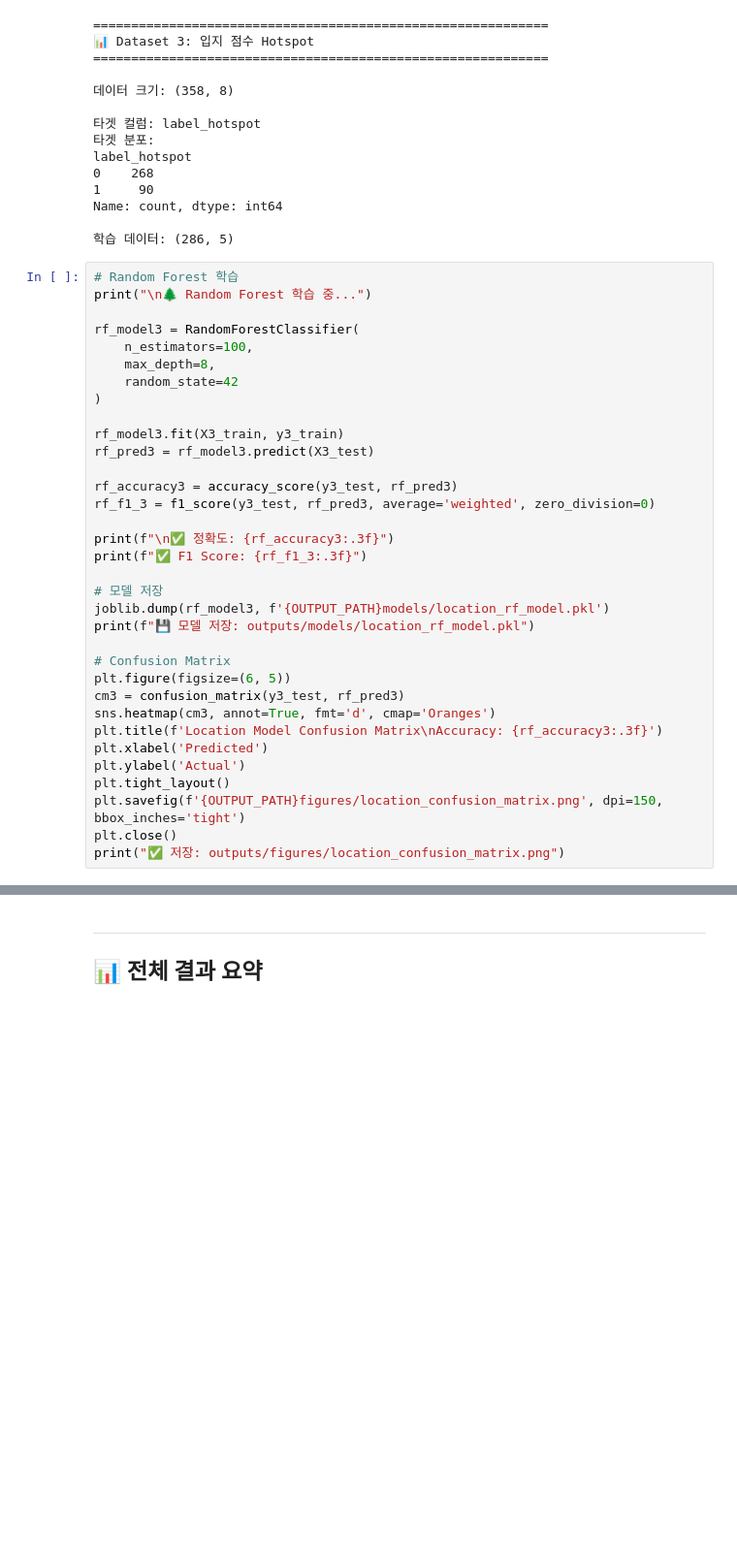
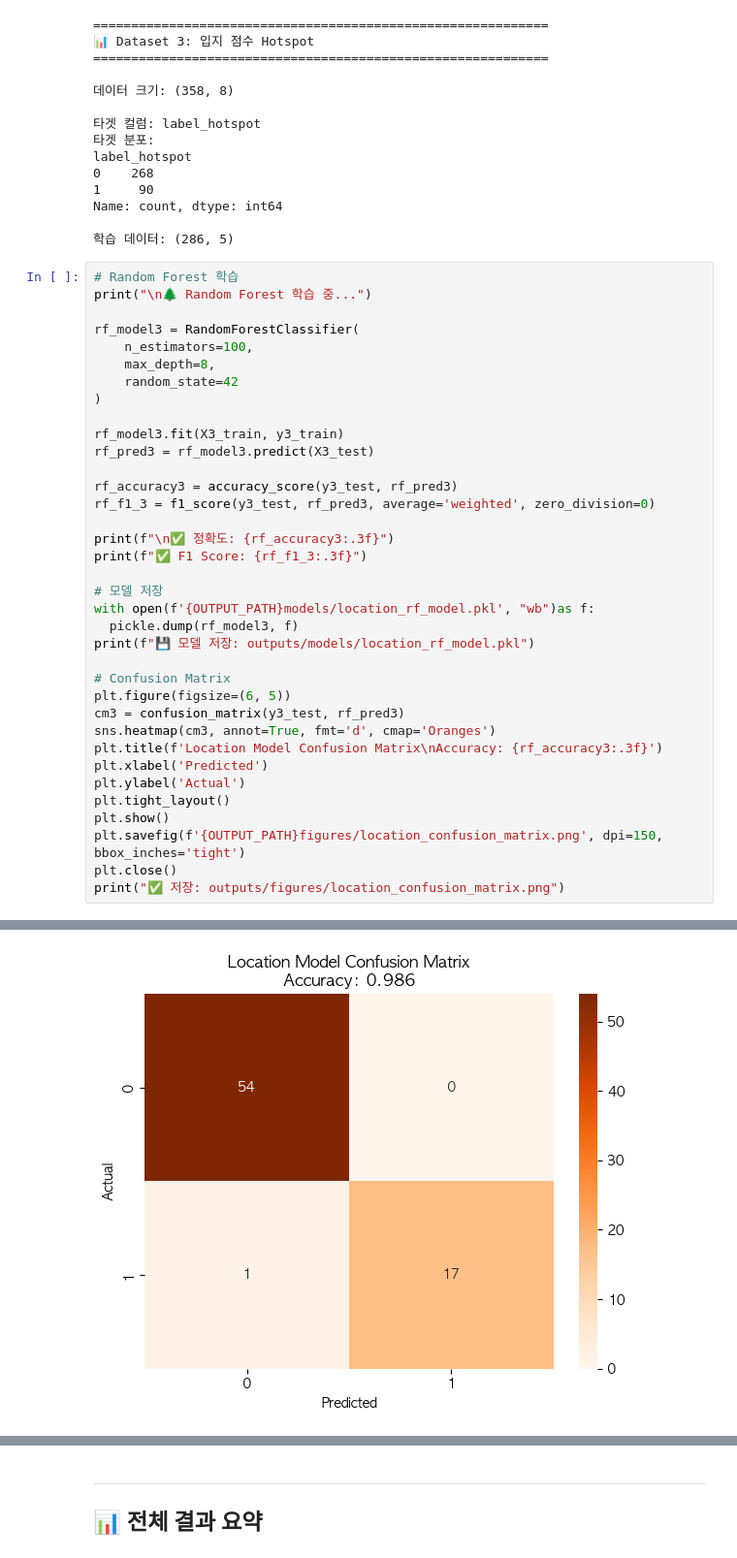
Before and after one commit to hike-lab/AIRD-PACK, a Jupyter notebook: code/ml-pack/aird_ml_learning_examples.ipynb, the cells around one changed output, grey strips where cells are left out. Shown at 97% size. Saved outputs shown, nothing was run; the diff lists cells and outputs as text; blank space fills up the shorter version.

```diff
--- a/code/ml-pack/aird_ml_learning_examples.ipynb
+++ b/code/ml-pack/aird_ml_learning_examples.ipynb
@@ -619,7 +624,8 @@ print(f"\n✅ 정확도: {rf_accuracy3:.3f}")
 print(f"✅ F1 Score: {rf_f1_3:.3f}")
 
 # 모델 저장
-joblib.dump(rf_model3, f'{OUTPUT_PATH}models/location_rf_model.pkl')
+with open(f'{OUTPUT_PATH}models/location_rf_model.pkl', "wb")as f:
+  pickle.dump(rf_model3, f)
 print(f"💾 모델 저장: outputs/models/location_rf_model.pkl")
 
 # Confusion Matrix
@@ -630,6 +636,7 @@ plt.title(f'Location Model Confusion Matrix\nAccuracy: {rf_accuracy3:.3f}')
 plt.xlabel('Predicted')
 plt.ylabel('Actual')
 plt.tight_layout()
+plt.show()
 plt.savefig(f'{OUTPUT_PATH}figures/location_confusion_matrix.png', dpi=150, bbox_inches='tight')
 plt.close()
 print("✅ 저장: outputs/figures/location_confusion_matrix.png")
@@ -642,0 +649 @@ print("✅ 저장: outputs/figures/location_confusion_matrix.png")
+[figure, added]
```
Also changed, not shown: parts of 17 cells of this notebook, 14 other files.
